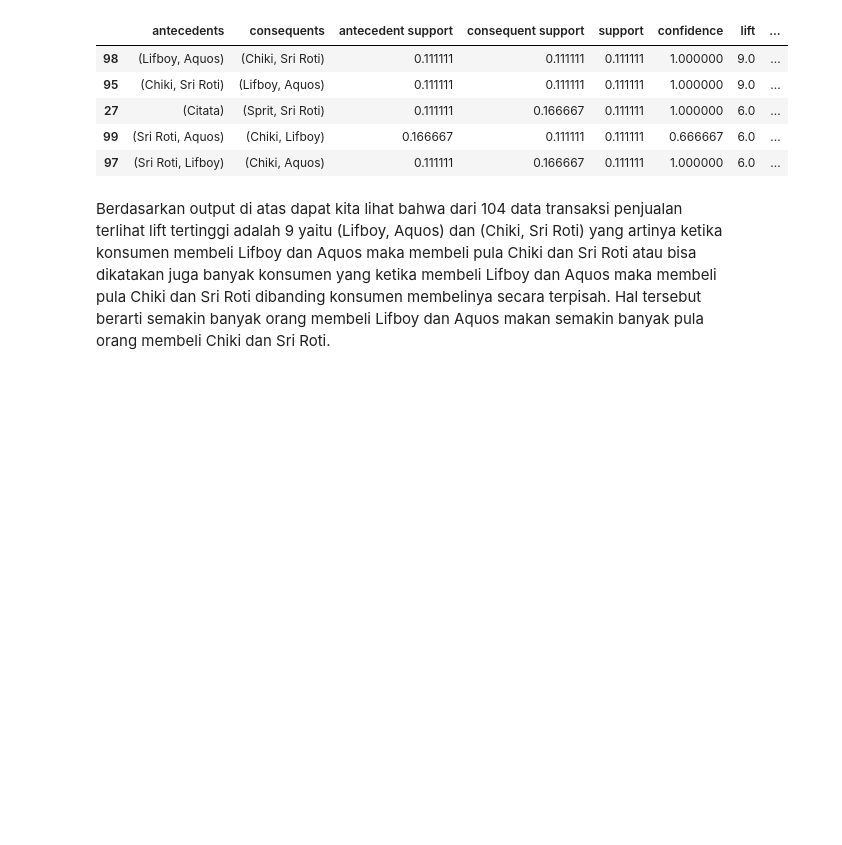
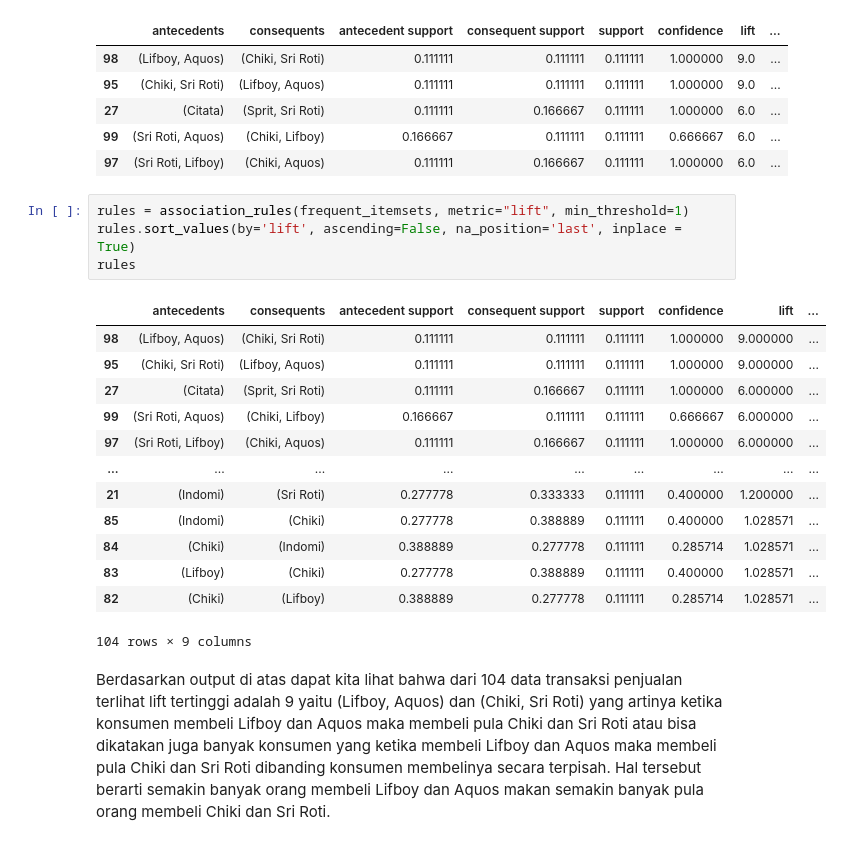
Before and after one commit to yogaap113/Case-Study-03-Data-Mining-UIN-Ganjil-2022-Kelompok-1, a Jupyter notebook: Case_Study_03_Data_Mining_UIN_Ganjil_2022_Kelompok_1.ipynb, the cells around one changed output. Saved outputs shown, nothing was run; the diff lists cells and outputs as text; blank space fills up the shorter version.

```diff
--- a/Case_Study_03_Data_Mining_UIN_Ganjil_2022_Kelompok_1.ipynb
+++ b/Case_Study_03_Data_Mining_UIN_Ganjil_2022_Kelompok_1.ipynb
@@ -380,6 +387,24 @@ rules.head(5)
 | 27 | (Citata) | (Sprit, Sri Roti) | 0.111111 | 0.166667 | 0.111111 | 1.000000 | 6.0 | ... |
 | 99 | (Sri Roti, Aquos) | (Chiki, Lifboy) | 0.166667 | 0.111111 | 0.111111 | 0.666667 | 6.0 | ... |
 | 97 | (Sri Roti, Lifboy) | (Chiki, Aquos) | 0.111111 | 0.166667 | 0.111111 | 1.000000 | 6.0 | ... |
+# %%
+rules = association_rules(frequent_itemsets, metric="lift", min_threshold=1)
+rules.sort_values(by='lift', ascending=False, na_position='last', inplace = True)
+rules
+# %% [output]
+|  | antecedents | consequents | antecedent support | consequent support | support | confidence | lift | ... |
+| 98 | (Lifboy, Aquos) | (Chiki, Sri Roti) | 0.111111 | 0.111111 | 0.111111 | 1.000000 | 9.000000 | ... |
+| 95 | (Chiki, Sri Roti) | (Lifboy, Aquos) | 0.111111 | 0.111111 | 0.111111 | 1.000000 | 9.000000 | ... |
+| 27 | (Citata) | (Sprit, Sri Roti) | 0.111111 | 0.166667 | 0.111111 | 1.000000 | 6.000000 | ... |
+| 99 | (Sri Roti, Aquos) | (Chiki, Lifboy) | 0.166667 | 0.111111 | 0.111111 | 0.666667 | 6.000000 | ... |
+| 97 | (Sri Roti, Lifboy) | (Chiki, Aquos) | 0.111111 | 0.166667 | 0.111111 | 1.000000 | 6.000000 | ... |
+| ... | ... | ... | ... | ... | ... | ... | ... | ... |
+| 21 | (Indomi) | (Sri Roti) | 0.277778 | 0.333333 | 0.111111 | 0.400000 | 1.200000 | ... |
+| 85 | (Indomi) | (Chiki) | 0.277778 | 0.388889 | 0.111111 | 0.400000 | 1.028571 | ... |
+| 84 | (Chiki) | (Indomi) | 0.388889 | 0.277778 | 0.111111 | 0.285714 | 1.028571 | ... |
+| 83 | (Lifboy) | (Chiki) | 0.277778 | 0.388889 | 0.111111 | 0.400000 | 1.028571 | ... |
+| 82 | (Chiki) | (Lifboy) | 0.388889 | 0.277778 | 0.111111 | 0.285714 | 1.028571 | ... |
+104 rows × 9 columns
 # %% [markdown]
 Berdasarkan output di atas dapat kita lihat bahwa dari 104 data transaksi penjualan terlihat lift tertinggi adalah 9 yaitu (Lifboy, Aquos) dan (Chiki, Sri Roti) yang artinya ketika konsumen membeli Lifboy dan Aquos maka membeli pula Chiki dan Sri Roti atau bisa dikatakan juga banyak konsumen yang ketika membeli Lifboy dan Aquos maka membeli pula Chiki dan Sri Roti dibanding konsumen membelinya secara terpisah. Hal tersebut berarti semakin banyak orang membeli Lifboy dan Aquos makan semakin banyak pula orang membeli  Chiki dan Sri Roti.
 # %%
```
Also changed, not shown: parts of 10 cells of this notebook.
